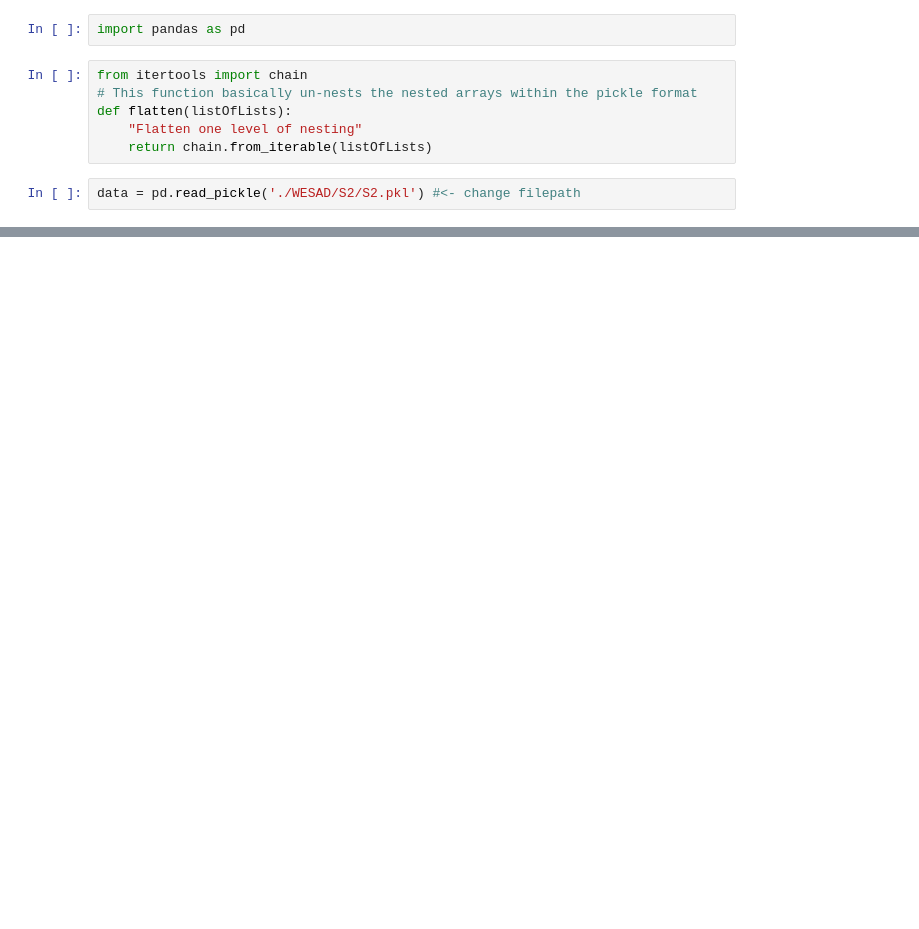
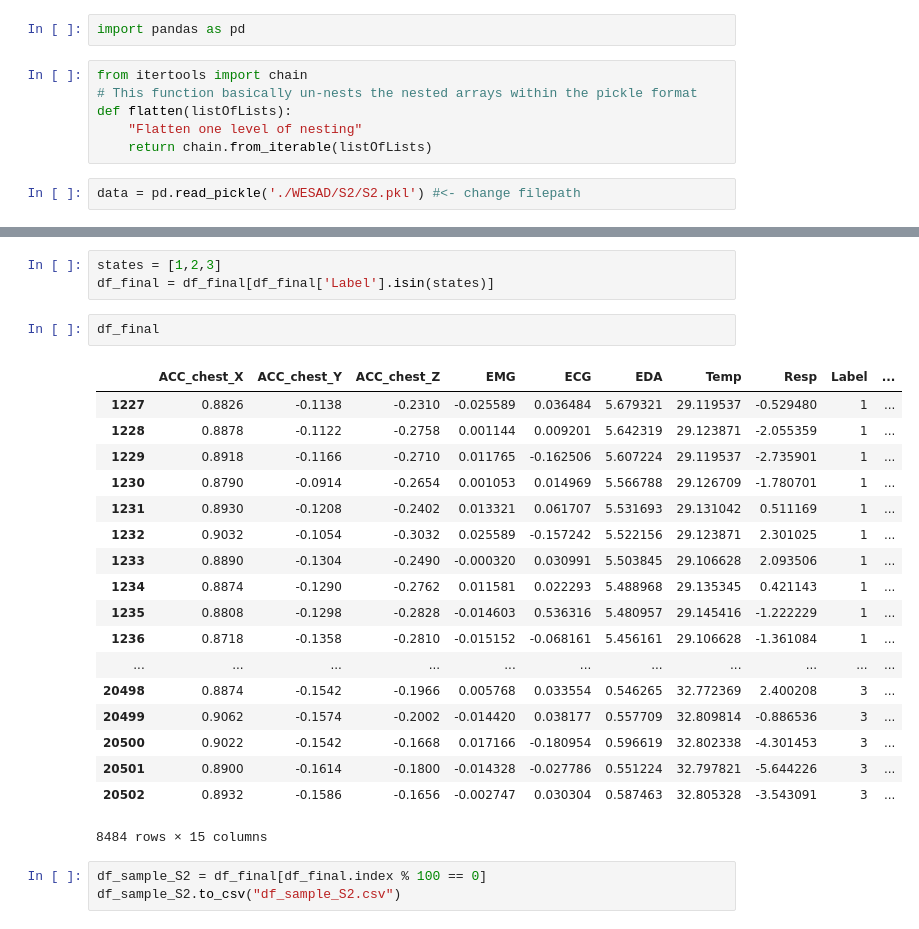
Before and after one commit to cathy135/case-study-2, a Jupyter notebook: data_cleaning.ipynb, the cells around one changed output, grey strips where cells are left out. Saved outputs shown, nothing was run; the diff lists cells and outputs as text; blank space fills up the shorter version.

```diff
--- a/data_cleaning.ipynb
+++ b/data_cleaning.ipynb
@@ -73,0 +170,27 @@ TEMP_wrist = list(flatten(data['signal']['wrist']['TEMP']))
+# %%
+states = [1,2,3]
+df_final = df_final[df_final['Label'].isin(states)]
+# %%
+df_final
+# %% [output]
+|  | ACC_chest_X | ACC_chest_Y | ACC_chest_Z | EMG | ECG | EDA | Temp | Resp | Label | ... |
+| 1227 | 0.8826 | -0.1138 | -0.2310 | -0.025589 | 0.036484 | 5.679321 | 29.119537 | -0.529480 | 1 | ... |
+| 1228 | 0.8878 | -0.1122 | -0.2758 | 0.001144 | 0.009201 | 5.642319 | 29.123871 | -2.055359 | 1 | ... |
+| 1229 | 0.8918 | -0.1166 | -0.2710 | 0.011765 | -0.162506 | 5.607224 | 29.119537 | -2.735901 | 1 | ... |
+| 1230 | 0.8790 | -0.0914 | -0.2654 | 0.001053 | 0.014969 | 5.566788 | 29.126709 | -1.780701 | 1 | ... |
+| 1231 | 0.8930 | -0.1208 | -0.2402 | 0.013321 | 0.061707 | 5.531693 | 29.131042 | 0.511169 | 1 | ... |
+| 1232 | 0.9032 | -0.1054 | -0.3032 | 0.025589 | -0.157242 | 5.522156 | 29.123871 | 2.301025 | 1 | ... |
+| 1233 | 0.8890 | -0.1304 | -0.2490 | -0.000320 | 0.030991 | 5.503845 | 29.106628 | 2.093506 | 1 | ... |
+| 1234 | 0.8874 | -0.1290 | -0.2762 | 0.011581 | 0.022293 | 5.488968 | 29.135345 | 0.421143 | 1 | ... |
+| 1235 | 0.8808 | -0.1298 | -0.2828 | -0.014603 | 0.536316 | 5.480957 | 29.145416 | -1.222229 | 1 | ... |
+| 1236 | 0.8718 | -0.1358 | -0.2810 | -0.015152 | -0.068161 | 5.456161 | 29.106628 | -1.361084 | 1 | ... |
+| ... | ... | ... | ... | ... | ... | ... | ... | ... | ... | ... |
+| 20498 | 0.8874 | -0.1542 | -0.1966 | 0.005768 | 0.033554 | 0.546265 | 32.772369 | 2.400208 | 3 | ... |
+| 20499 | 0.9062 | -0.1574 | -0.2002 | -0.014420 | 0.038177 | 0.557709 | 32.809814 | -0.886536 | 3 | ... |
+| 20500 | 0.9022 | -0.1542 | -0.1668 | 0.017166 | -0.180954 | 0.596619 | 32.802338 | -4.301453 | 3 | ... |
+| 20501 | 0.8900 | -0.1614 | -0.1800 | -0.014328 | -0.027786 | 0.551224 | 32.797821 | -5.644226 | 3 | ... |
+| 20502 | 0.8932 | -0.1586 | -0.1656 | -0.002747 | 0.030304 | 0.587463 | 32.805328 | -3.543091 | 3 | ... |
+8484 rows × 15 columns
+# %%
+df_sample_S2 = df_final[df_final.index % 100 == 0]
+df_sample_S2.to_csv("df_sample_S2.csv")
```
Also changed, not shown: parts of 19 cells of this notebook.
